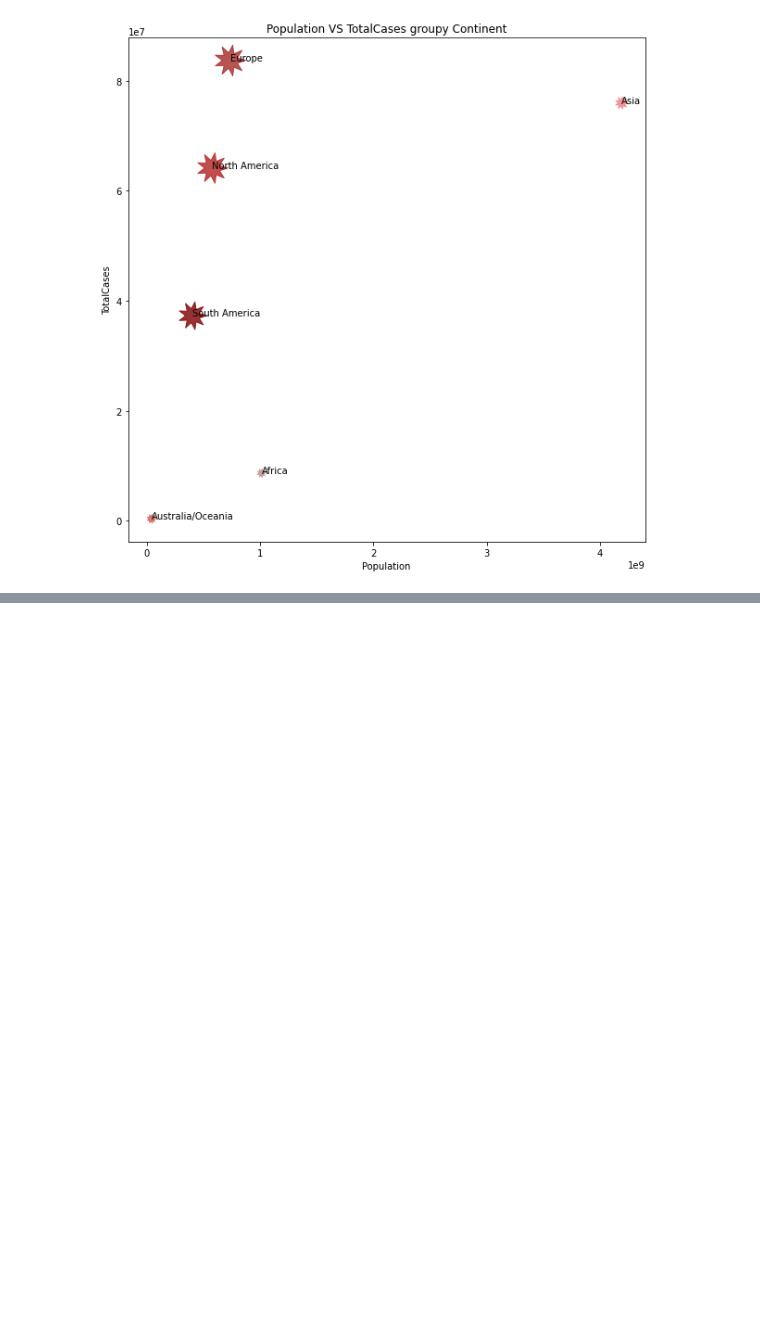
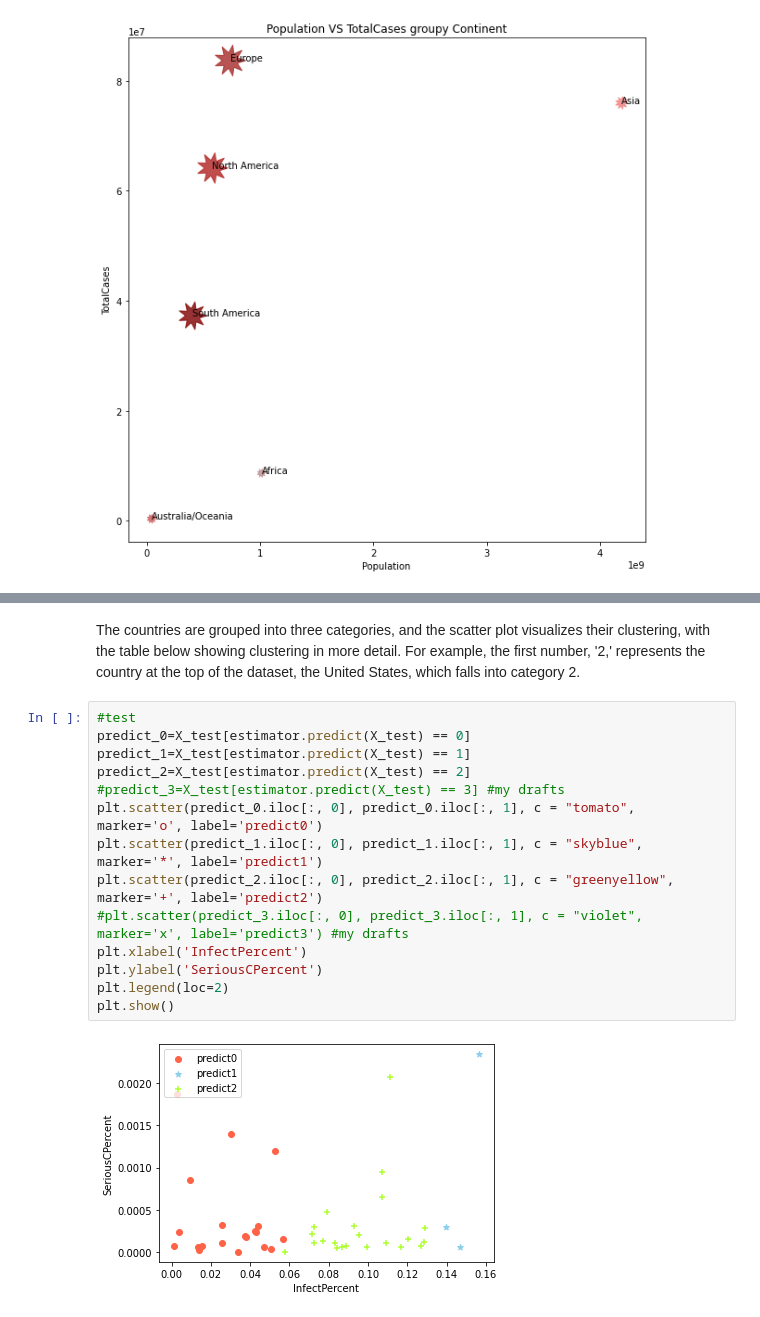
Before and after one commit to Siyanho/project, a Jupyter notebook: Part3.ipynb, the cells around one changed output, grey strips where cells are left out. Drawn from its saved outputs; the diff is of its cells as text; blank space fills up the shorter version.

```diff
--- a/Part3.ipynb
+++ b/Part3.ipynb
@@ -525,0 +571,18 @@ plt.show()
+# %% [markdown]
+The countries are grouped into three categories, and the scatter plot visualizes their clustering, with the table below showing clustering in more detail. For example, the first number, '2,' represents the country at the top of the dataset, the United States, which falls into category 2.
+# %%
+#test
+predict_0=X_test[estimator.predict(X_test) == 0]
+predict_1=X_test[estimator.predict(X_test) == 1]
+predict_2=X_test[estimator.predict(X_test) == 2]
+#predict_3=X_test[estimator.predict(X_test) == 3] #my drafts
+plt.scatter(predict_0.iloc[:, 0], predict_0.iloc[:, 1], c = "tomato", marker='o', label='predict0')
+plt.scatter(predict_1.iloc[:, 0], predict_1.iloc[:, 1], c = "skyblue", marker='*', label='predict1')
+plt.scatter(predict_2.iloc[:, 0], predict_2.iloc[:, 1], c = "greenyellow", marker='+', label='predict2')
+#plt.scatter(predict_3.iloc[:, 0], predict_3.iloc[:, 1], c = "violet", marker='x', label='predict3') #my drafts
+plt.xlabel('InfectPercent')
+plt.ylabel('SeriousCPercent')
+plt.legend(loc=2)
+plt.show()
+# %% [output]
+[figure, added]
```
Also changed, not shown: parts of 18 cells of this notebook.
